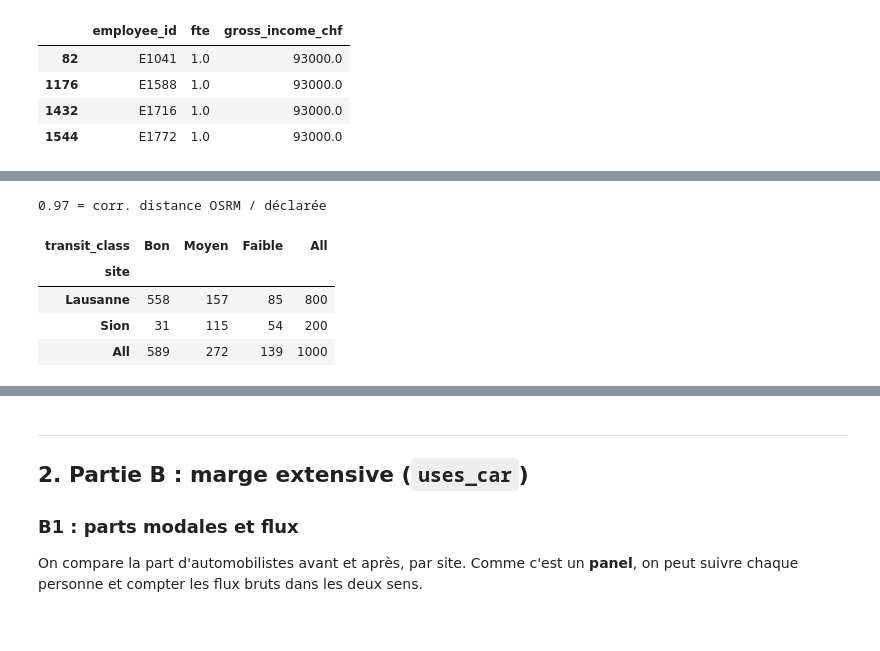
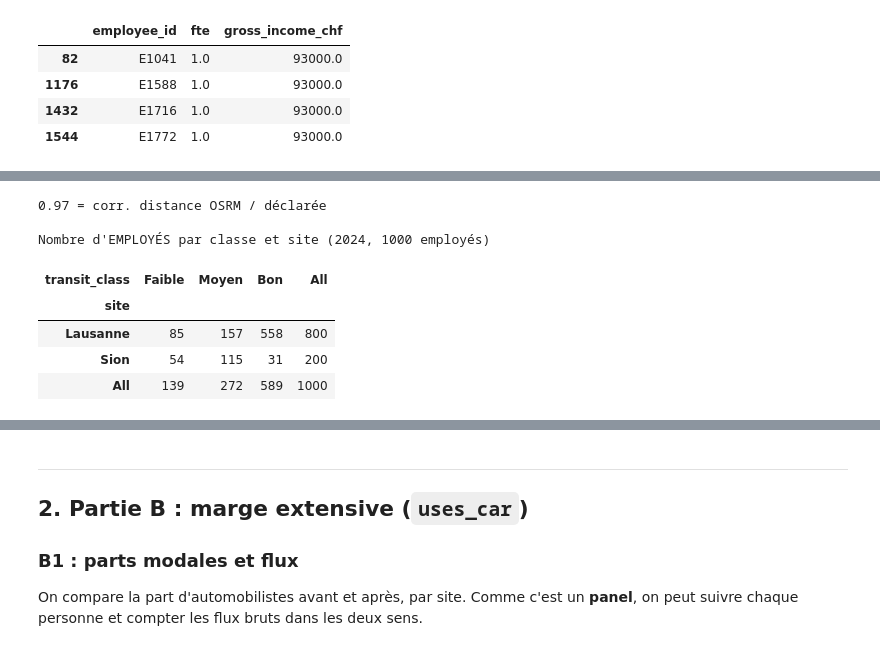
Before and after one commit to AndrewEberhardt/Public_Policy_Project, a Jupyter notebook: explications.ipynb, the cells around one changed output, grey strips where cells are left out. Saved outputs shown, nothing was run; the diff lists cells and outputs as text; code cells hidden in the pictures.

```diff
--- a/explications.ipynb
+++ b/explications.ipynb
@@ -150,10 +378,13 @@ ce qui gonfle le ratio TP/voiture et sous-estime l'accès. De plus, l'horaire es
 # %%
 print(v[["car_km_osrm", "distance_km"]].corr().iloc[0, 1].round(2), "= corr. distance OSRM / déclarée")
-pd.crosstab(df[df.year == 2024].site, df[df.year == 2024].transit_class, margins=True)
+print("\nNombre d'EMPLOYÉS par classe et site (2024, 1000 employés)")
+pd.crosstab(df[df.year == 2024].site, df[df.year == 2024].transit_class, margins=True)[["Faible", "Moyen", "Bon", "All"]]
 # %% [output]
 0.97 = corr. distance OSRM / déclarée
+
+Nombre d'EMPLOYÉS par classe et site (2024, 1000 employés)
-| transit_class | Bon | Moyen | Faible | All |
+| transit_class | Faible | Moyen | Bon | All |
 | site |  |  |  |  |
-| Lausanne | 558 | 157 | 85 | 800 |
-| Sion | 31 | 115 | 54 | 200 |
-| All | 589 | 272 | 139 | 1000 |
+| Lausanne | 85 | 157 | 558 | 800 |
+| Sion | 54 | 115 | 31 | 200 |
+| All | 139 | 272 | 589 | 1000 |
```
Also changed, not shown: parts of 18 cells of this notebook.
